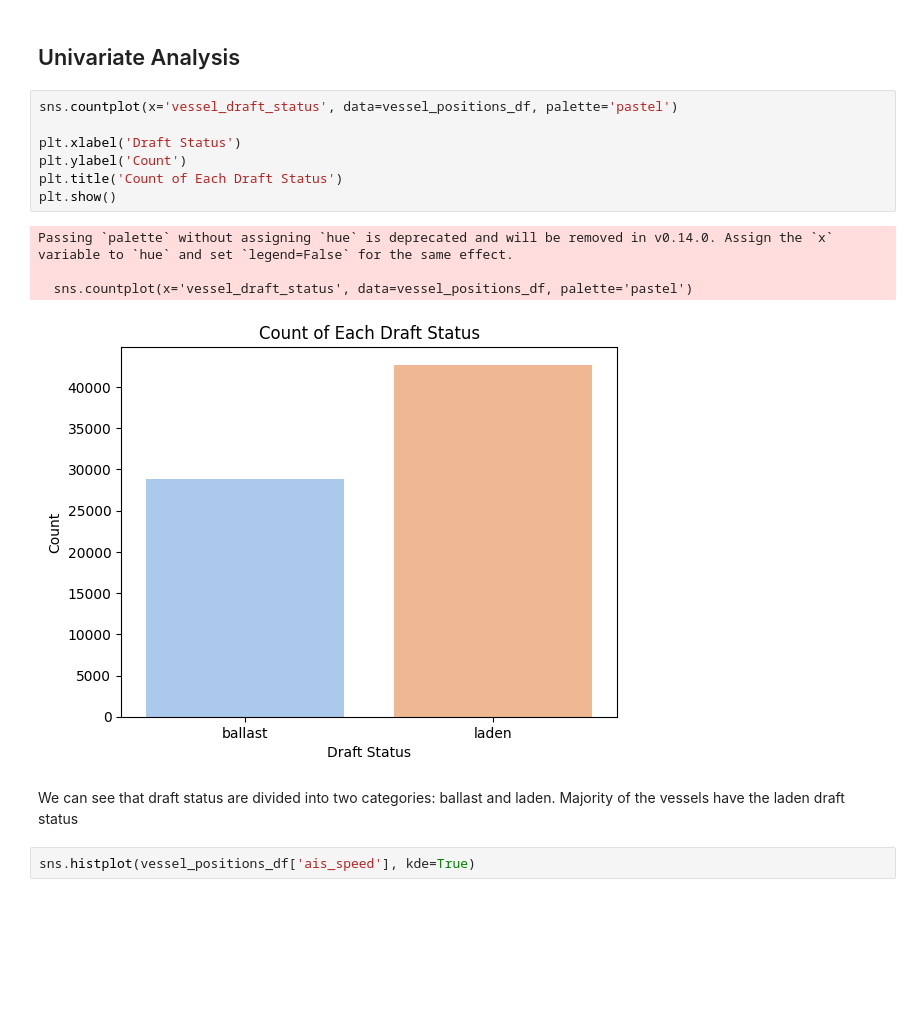
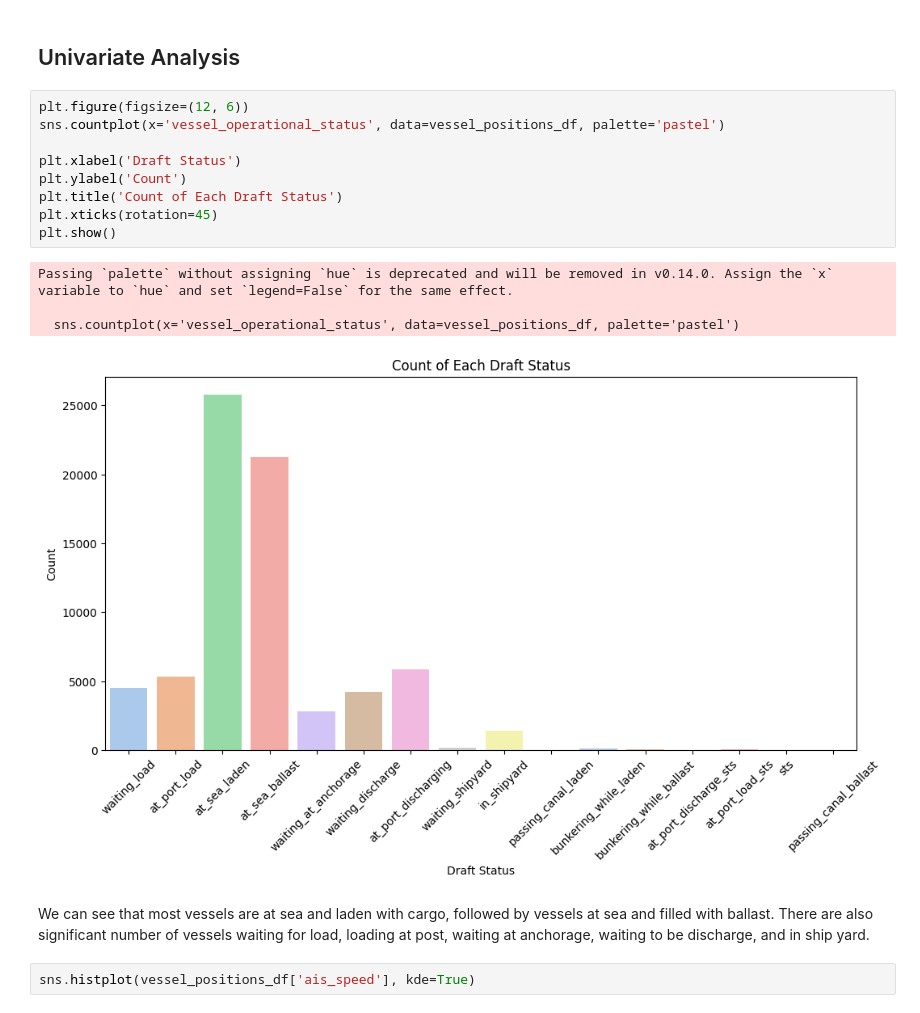
Before and after one commit to Mustafashraf/vessel_test, a Jupyter notebook: vessel_test.ipynb, the cells around one changed output. Drawn from its saved outputs; the diff is of its cells as text; blank space fills up the shorter version.

```diff
--- a/vessel_test.ipynb
+++ b/vessel_test.ipynb
@@ -64,19 +64,21 @@ dtype: object
 # %% [markdown]
 ## Univariate Analysis
 # %%
-sns.countplot(x='vessel_draft_status', data=vessel_positions_df, palette='pastel')
+plt.figure(figsize=(12, 6))
+sns.countplot(x='vessel_operational_status', data=vessel_positions_df, palette='pastel')
 
 plt.xlabel('Draft Status')
 plt.ylabel('Count')
 plt.title('Count of Each Draft Status')
+plt.xticks(rotation=45)
 plt.show()
 # %% [output]
 Passing `palette` without assigning `hue` is deprecated and will be removed in v0.14.0. Assign the `x` variable to `hue` and set `legend=False` for the same effect.
 
-  sns.countplot(x='vessel_draft_status', data=vessel_positions_df, palette='pastel')
+  sns.countplot(x='vessel_operational_status', data=vessel_positions_df, palette='pastel')
-[figure, old version]
+[figure, new version]
 # %% [markdown]
-We can see that draft status are divided into two categories: ballast and laden. Majority of the vessels have the laden draft status
+We can see that most vessels are at sea and laden with cargo, followed by vessels at sea and filled with ballast. There are also significant number of vessels waiting for load, loading at post, waiting at anchorage, waiting to be discharge, and in ship yard.
 # %%
 sns.histplot(vessel_positions_df['ais_speed'], kde=True)
 # %% [output]
```
Also changed, not shown: parts of 12 cells of this notebook.
